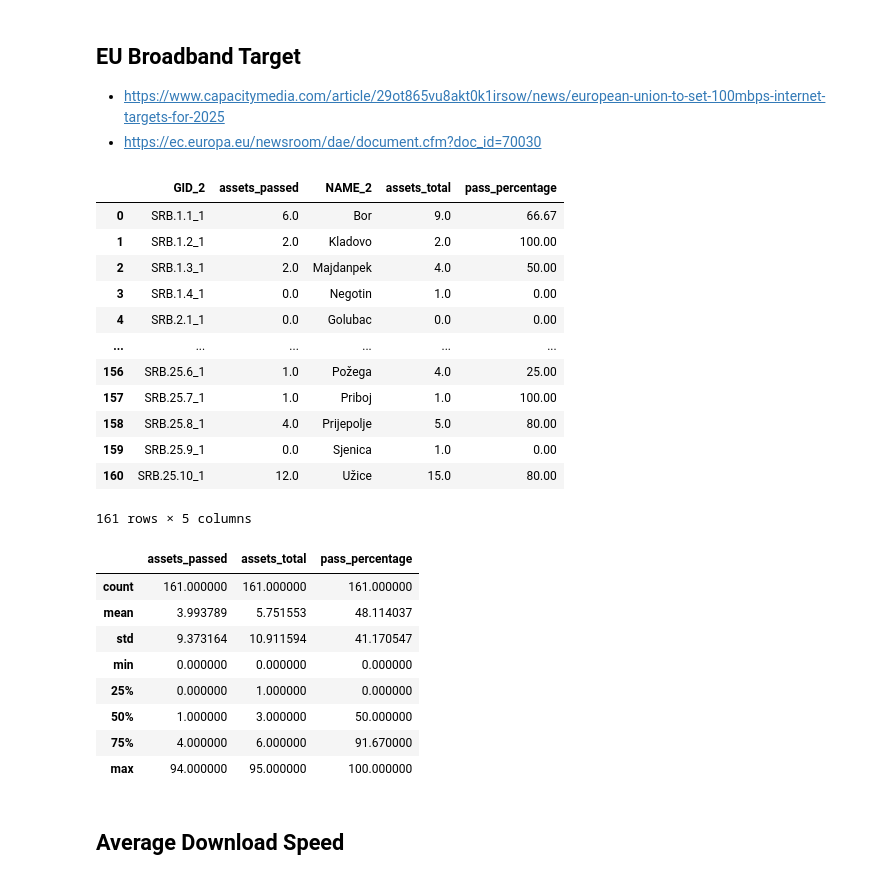
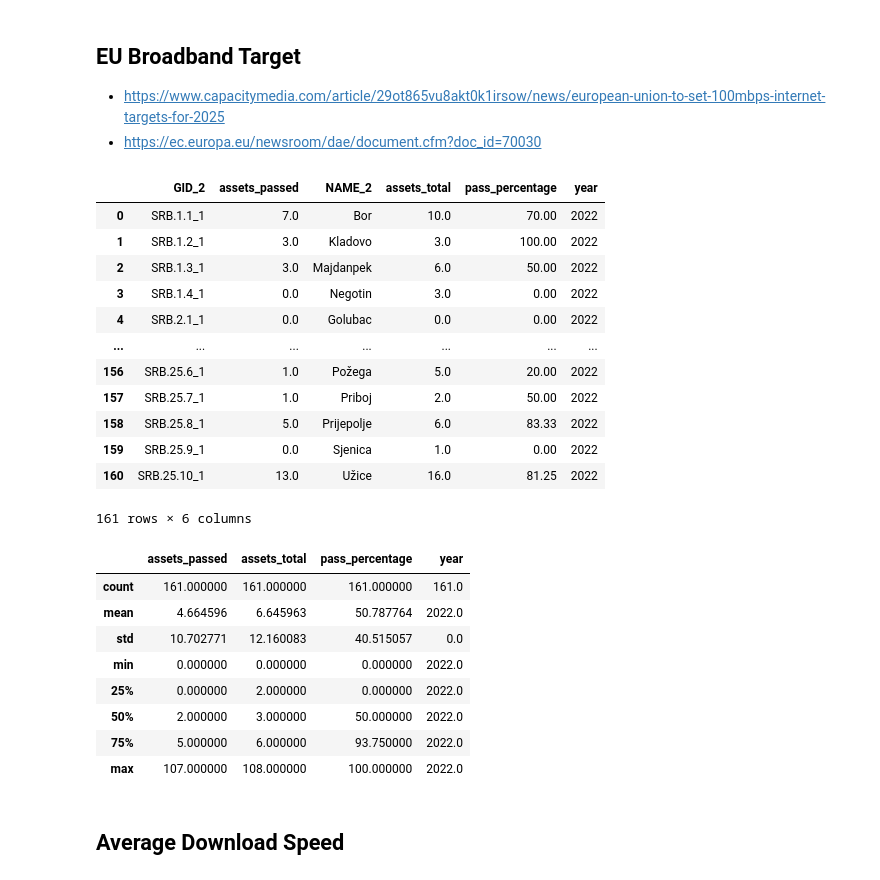
Before and after one commit to sonleh96/wb-gpbp-ldt, a Jupyter notebook: notebooks/cell_tower.ipynb, the cells around one changed output. Cells and saved outputs as stored; diff of their text form; code cells hidden in the pictures.

```diff
--- a/notebooks/cell_tower.ipynb
+++ b/notebooks/cell_tower.ipynb
@@ -164,5 +155,5 @@ ookla_mobile.head()
 # %%
-assets_merged = gpd.GeoDataFrame(merge_with_connectivity(out, ookla_fixed))
+assets_merged = gpd.GeoDataFrame(merge_with_connectivity(assets, ookla_fixed))
 geometry = gpd.points_from_xy(assets_merged['lon'],
                               assets_merged['lat'],
                               crs='EPSG:4326')
@@ -188,42 +179,43 @@ assets_joined.head()
 # %%
 assets_pass = assets_joined[assets_joined['avg_d_kbps'] >= 30000].groupby(['GID_2']).agg(assets_passed=('name', 'count')).reset_index()
 assets_pass = assets_pass.merge(poly[['GID_2', 'NAME_2']], on=['GID_2'], how='right')
 assets_pass['assets_passed'] = assets_pass['assets_passed'].fillna(0)
 
 assets_total = assets_joined.groupby(['GID_2']).agg(assets_total=('name', 'count')).reset_index()
 assets_total = assets_total.merge(poly[['GID_2', 'NAME_2']], on=['GID_2'], how='right')
 assets_total['assets_total'] = assets_total['assets_total'].fillna(0)
 
 pass_df = pd.merge(assets_pass, assets_total, on=['GID_2', 'NAME_2'], how='inner')
 pass_df['pass_percentage'] = np.round(100 * pass_df['assets_passed'] / pass_df['assets_total'], 2)
 pass_df['pass_percentage'] = pass_df['pass_percentage'].fillna(0)
+pass_df['year'] = 2022
 pass_df
 # %% [output]
-|  | GID_2 | assets_passed | NAME_2 | assets_total | pass_percentage |
-| 0 | SRB.1.1_1 | 6.0 | Bor | 9.0 | 66.67 |
-| 1 | SRB.1.2_1 | 2.0 | Kladovo | 2.0 | 100.00 |
-| 2 | SRB.1.3_1 | 2.0 | Majdanpek | 4.0 | 50.00 |
-| 3 | SRB.1.4_1 | 0.0 | Negotin | 1.0 | 0.00 |
-| 4 | SRB.2.1_1 | 0.0 | Golubac | 0.0 | 0.00 |
-| ... | ... | ... | ... | ... | ... |
-| 156 | SRB.25.6_1 | 1.0 | Požega | 4.0 | 25.00 |
-| 157 | SRB.25.7_1 | 1.0 | Priboj | 1.0 | 100.00 |
-| 158 | SRB.25.8_1 | 4.0 | Prijepolje | 5.0 | 80.00 |
-| 159 | SRB.25.9_1 | 0.0 | Sjenica | 1.0 | 0.00 |
-| 160 | SRB.25.10_1 | 12.0 | Užice | 15.0 | 80.00 |
+|  | GID_2 | assets_passed | NAME_2 | assets_total | pass_percentage | year |
+| 0 | SRB.1.1_1 | 7.0 | Bor | 10.0 | 70.00 | 2022 |
+| 1 | SRB.1.2_1 | 3.0 | Kladovo | 3.0 | 100.00 | 2022 |
+| 2 | SRB.1.3_1 | 3.0 | Majdanpek | 6.0 | 50.00 | 2022 |
+| 3 | SRB.1.4_1 | 0.0 | Negotin | 3.0 | 0.00 | 2022 |
+| 4 | SRB.2.1_1 | 0.0 | Golubac | 0.0 | 0.00 | 2022 |
+| ... | ... | ... | ... | ... | ... | ... |
+| 156 | SRB.25.6_1 | 1.0 | Požega | 5.0 | 20.00 | 2022 |
+| 157 | SRB.25.7_1 | 1.0 | Priboj | 2.0 | 50.00 | 2022 |
+| 158 | SRB.25.8_1 | 5.0 | Prijepolje | 6.0 | 83.33 | 2022 |
+| 159 | SRB.25.9_1 | 0.0 | Sjenica | 1.0 | 0.00 | 2022 |
+| 160 | SRB.25.10_1 | 13.0 | Užice | 16.0 | 81.25 | 2022 |
-161 rows × 5 columns
+161 rows × 6 columns
 # %%
 pass_df.describe()
 # %% [output]
-|  | assets_passed | assets_total | pass_percentage |
-| count | 161.000000 | 161.000000 | 161.000000 |
-| mean | 3.993789 | 5.751553 | 48.114037 |
-| std | 9.373164 | 10.911594 | 41.170547 |
-| min | 0.000000 | 0.000000 | 0.000000 |
-| 25% | 0.000000 | 1.000000 | 0.000000 |
-| 50% | 1.000000 | 3.000000 | 50.000000 |
-| 75% | 4.000000 | 6.000000 | 91.670000 |
-| max | 94.000000 | 95.000000 | 100.000000 |
+|  | assets_passed | assets_total | pass_percentage | year |
+| count | 161.000000 | 161.000000 | 161.000000 | 161.0 |
+| mean | 4.664596 | 6.645963 | 50.787764 | 2022.0 |
+| std | 10.702771 | 12.160083 | 40.515057 | 0.0 |
+| min | 0.000000 | 0.000000 | 0.000000 | 2022.0 |
+| 25% | 0.000000 | 2.000000 | 0.000000 | 2022.0 |
+| 50% | 2.000000 | 3.000000 | 50.000000 | 2022.0 |
+| 75% | 5.000000 | 6.000000 | 93.750000 | 2022.0 |
+| max | 107.000000 | 108.000000 | 100.000000 | 2022.0 |
 # %% [markdown]
 ## Average Download Speed
 # %%
```
Also changed, not shown: parts of 13 cells of this notebook, 1 other file.
